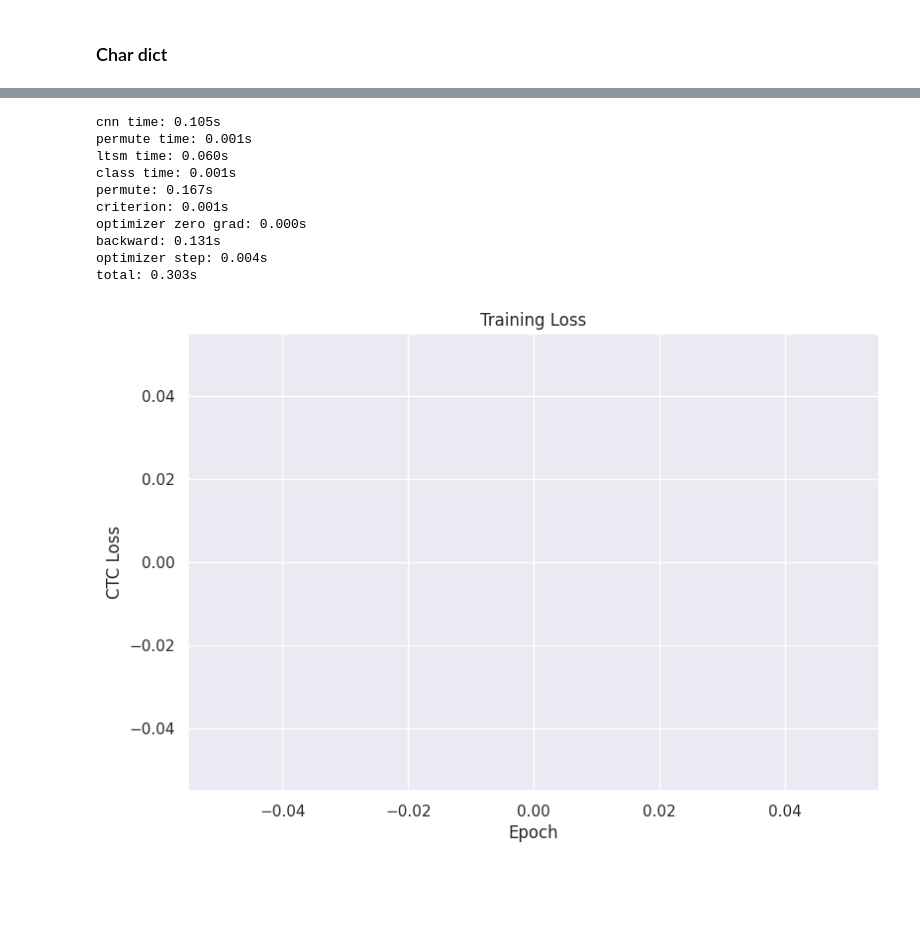
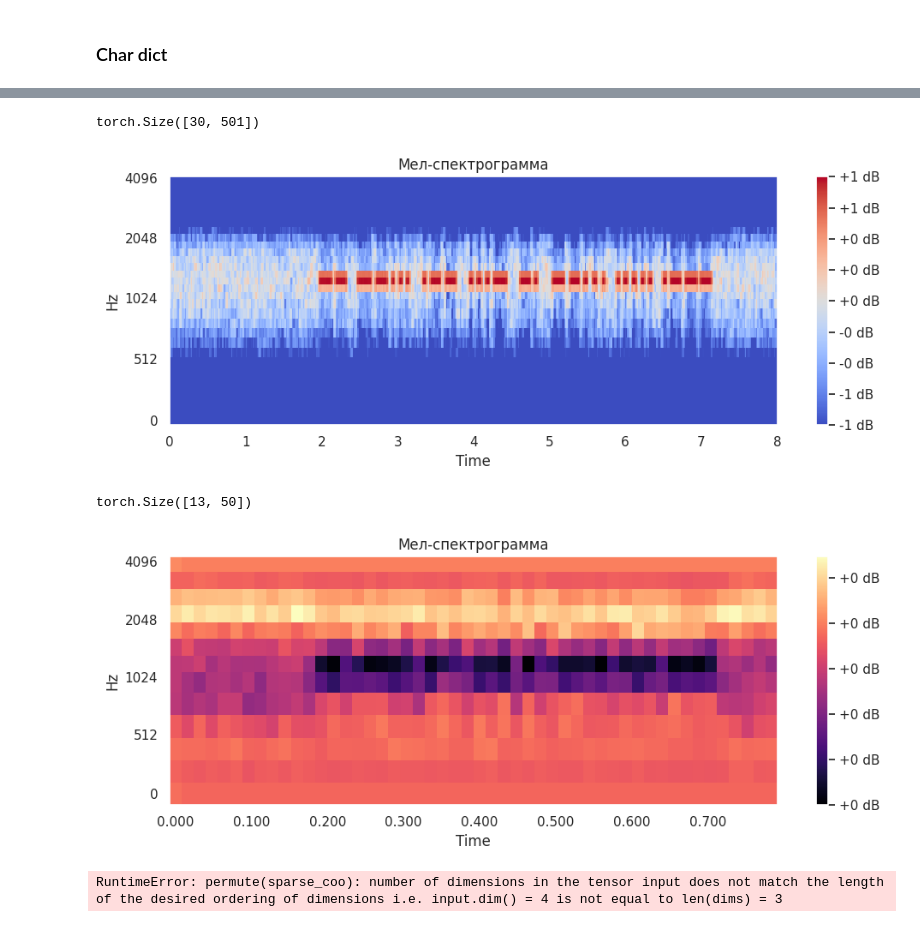
Before and after one commit to Valikpp/ds-training-tasks, a Jupyter notebook: kontur/morse-decoder/main.ipynb, the cells around one changed output, grey strips where cells are left out. Cells and saved outputs as stored; diff of their text form; code cells hidden in the pictures; blank space fills up the shorter version.

Commit message:
morse recogn

```diff
--- a/kontur/morse-decoder/main.ipynb
+++ b/kontur/morse-decoder/main.ipynb
@@ -111,9 +193,10 @@ from torch.utils.data import Dataset, DataLoader
 from torch.nn.utils.rnn import pad_sequence
 
 class MorseDataset(Dataset):
-    def __init__(self, csv_path, audio_dir):
+    def __init__(self, csv_path, audio_dir,target_height=32):
         self.df = pd.read_csv(csv_path)
         self.audio_dir = audio_dir
+        self.target_height = target_height
 
     def __len__(self):
         return len(self.df)
@@ -123,8 +206,9 @@ class MorseDataset(Dataset):
         fname = row["id"]
         text = row["message"]
         spec = extract_mel_spectrogram(os.path.join(self.audio_dir, fname))
+        spec_croped = crop_mel_band_fixed(spec, target_height=self.target_height)
         target = torch.tensor([char2idx[c] for c in text], dtype=torch.long)
-        return spec, target
+        return spec_croped, target
 # %%
 def collate_fn(batch):
     specs, targets = zip(*batch)
@@ -233,18 +271,20 @@ class MorseCTCModel(nn.Module):
 # %%
-ds = MorseDataset("train.csv", "morse_dataset/morse_dataset/")
-loader = DataLoader(ds, batch_size=32, shuffle=True, collate_fn=collate_fn)
+ds = MorseDataset("train.csv", "morse_dataset/morse_dataset/",)
+loader = DataLoader(ds, batch_size=16, shuffle=True, collate_fn=collate_fn)
 model = MorseCTCModel()
 criterion = nn.CTCLoss(blank=char2idx[blank_token], zero_infinity=True)
 optimizer = torch.optim.Adam(
     model.parameters(),
     lr=0.001,
-    weight_decay=1e-4  # опционально: L2-регуляризация
+    weight_decay=1e-4
 )
 # тестовый прогон
 start = time.time()
 specs, spec_lens, targets, target_lens = next(iter(loader))
+#print(specs.shape)
 out = model(specs)           # [B, T', C]
-out = out.permute(1,0,2)     # → [T', B, C]
+out = out.permute(1,0,2)# → [T', B, C]
+#print(out.shape)
 loss = criterion(out, targets, spec_lens // 4, target_lens)
 print(f"all: {time.time() - start:.3f}s")
 print("CTC loss:", loss.item())
@@ -258,48 +297,35 @@ CTC loss: 50.7833251953125
 # %%
-num_epochs = 10
+epochs = 10
 train_losses = []
-for epoch in range(num_epochs):
-    epoch_loss = 0
-    for specs, slens, targets, tlens in loader:
-        start = time.time()
-        total = start
+model.train()
+for epoch in range(epochs):
+    loss_mean = 0
+    lm_count = 0
+    t_loader = tqdm(loader,leave=True)
+    for specs, slens, targets, tlens in t_loader:
         logits = model(specs).permute(1, 0, 2)
-        print(f"permute: {time.time() - start:.3f}s")
 
-        start = time.time()
-        loss = criterion(logits, targets, slens // 4, tlens)
-        print(f"criterion: {time.time() - start:.3f}s")
+        loss = criterion(logits, targets, slens, tlens)
 
-        start = time.time()
         optimizer.zero_grad()
-        print(f"optimizer zero grad: {time.time() - start:.3f}s")
-        start = time.time()
+
         loss.backward()
-        print(f"backward: {time.time() - start:.3f}s")
-        start = time.time()
+
         optimizer.step()
-        print(f"optimizer step: {time.time() - start:.3f}s")
-        epoch_loss += loss.item()
-        print(f"total: {time.time() - total:.3f}s")
-        break
-    break
-    train_losses.append(epoch_loss / len(loader))
-    print(f"Epoch {epoch+1} — Loss: {epoch_loss:.4f}")
+
+        lm_count += 1
+
+        loss_mean = 1/lm_count * loss.item() + (1 - 1/lm_count) * loss_mean
+        t_loader.set_description(f"Epoch [{epoch+1}/{epochs}], loss_mean={loss_mean:.3f}")
 
 plt.plot(train_losses)
 plt.xlabel("Epoch")
 plt.ylabel("CTC Loss")
 plt.title("Training Loss")
 plt.show()
 # %% [output]
-cnn time: 0.105s
-permute time: 0.001s
-ltsm time: 0.060s
-class time: 0.001s
-permute: 0.167s
-criterion: 0.001s
-optimizer zero grad: 0.000s
-backward: 0.131s
-optimizer step: 0.004s
-total: 0.303s
+torch.Size([30, 501])
-[figure, old version]
+[figure, new version]
+torch.Size([13, 50])
+[figure, added]
+RuntimeError: permute(sparse_coo): number of dimensions in the tensor input does not match the length of the desired ordering of dimensions i.e. input.dim() = 4 is not equal to len(dims) = 3
```
Also changed, not shown: parts of 17 cells of this notebook.
